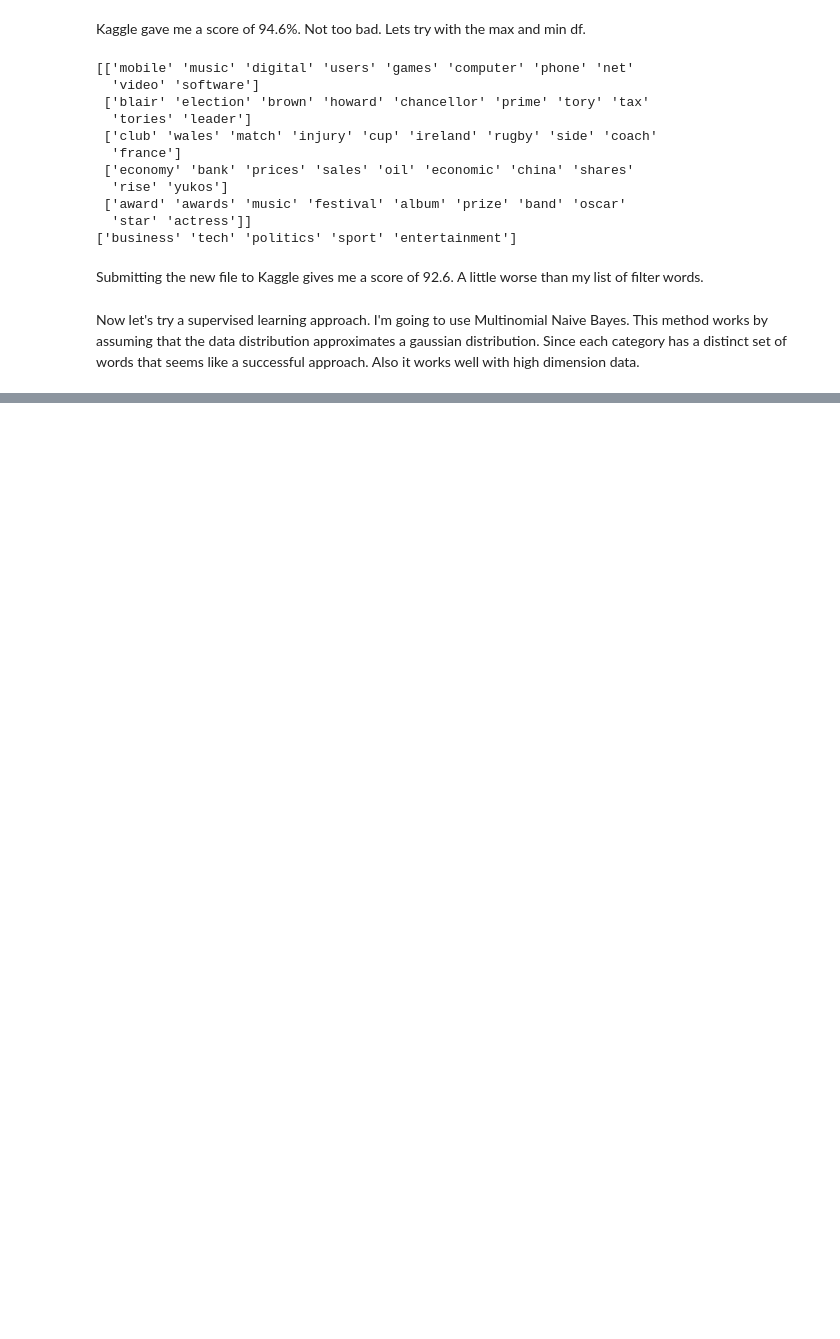
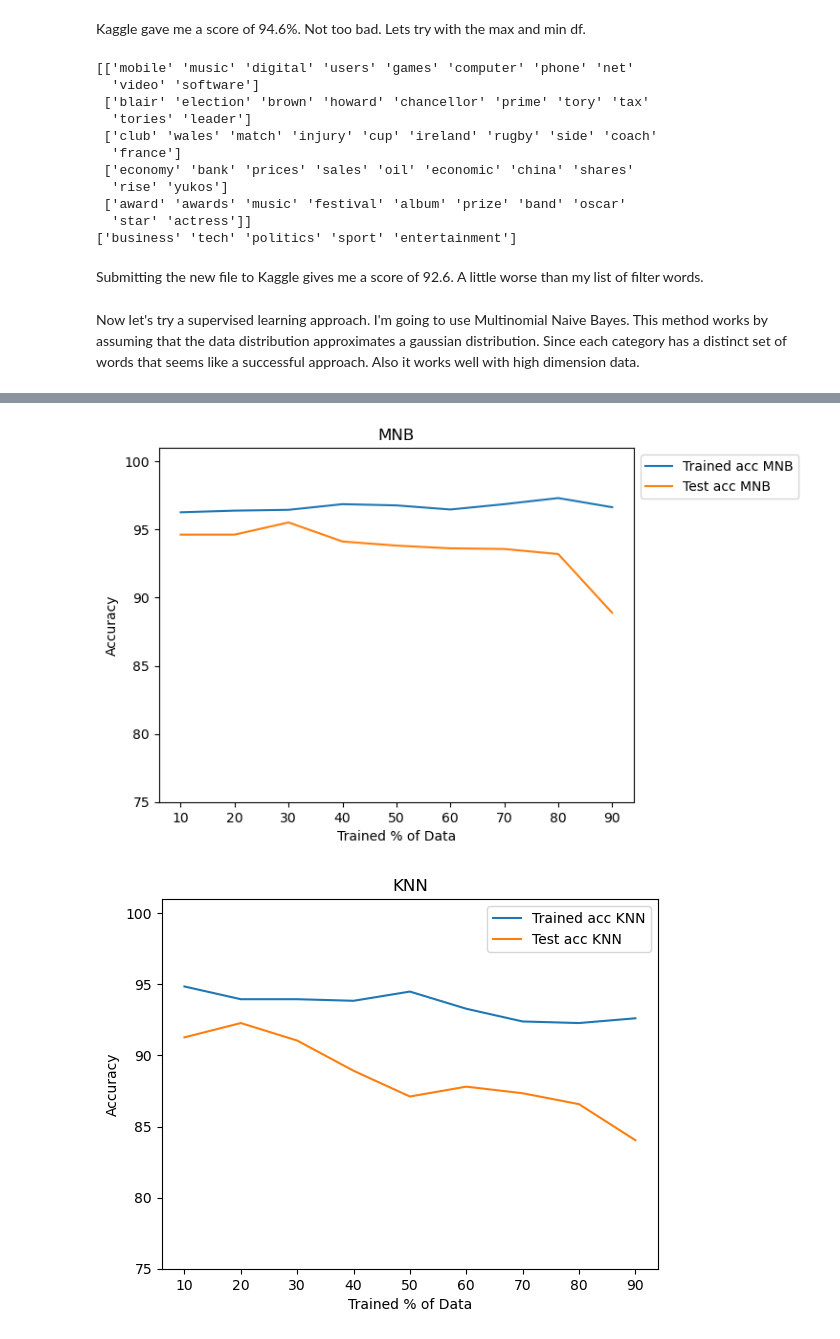
Before and after one commit to BenKupernik/CSCA-5632-Week-4, a Jupyter notebook: Main.ipynb, the cells around one changed output, grey strips where cells are left out. Cells and saved outputs as stored; diff of their text form; code cells hidden in the pictures; blank space fills up the shorter version.

```diff
--- a/Main.ipynb
+++ b/Main.ipynb
@@ -276,17 +212,0 @@ for j in train_percent_list:
-# %%
-def model_plotter(acc_list_list, model_type):
-    for acc, per in zip(acc_list_list, train_percent_list):
-        plt.plot(max_feature_list, acc, label = 'Trained on %s' % per)
-    plt.xlabel("Max Features")
-    plt.ylabel("Accuracy")
-    plt.title(model_type)
-    plt.legend(bbox_to_anchor=(1, 1))
-    plt.show()
-print('%s was the most acurate model used %s percent to train with %s features and had an accuracy of %s'
-      % (model_type, params[0]*100, params[1], max_acc))
-model_plotter(acc_list_list1, model_types[0])
-print('The average accuracy for %s was %s' % (model_types[0], np.mean(np.mean(acc_list_list1, axis=1))))
-model_plotter(acc_list_list2, model_types[1])
-print('The average accuracy for %s was %s' % (model_types[1], np.mean(np.mean(acc_list_list2, axis=1))))
-model_plotter(acc_list_list3, model_types[2])
-print('The average accuracy for %s was %s' % (model_types[2], np.mean(np.mean(acc_list_list3, axis=1))))
@@ -302,0 +270,27 @@ The best single performance was given by SVM using 150 features and 30% of the t
+# %%
+def model_plotter(df, model_type):
+    for col in df.columns:
+        if model_type in col:
+            if 'train' in col:
+                train_col = col
+            elif 'test' in col:
+                test_col = col
+            else:
+                print('Something bad happened and I need an adult.')
+
+    plt.plot(list(range(10, 100, 10)), df[train_col]*100, label = 'Trained acc %s' % model_type)
+    plt.plot(list(range(10, 100, 10)), df[test_col]*100, label = 'Test acc %s' % model_type)
+    plt.xlabel("Trained % of Data")
+    plt.ylabel("Accuracy")
+    plt.ylim(75, 101)
+    plt.title(model_type)
+    plt.legend(bbox_to_anchor=(1, 1))
+    plt.show()
+
+model_plotter(big_old_df, 'MNB')
+model_plotter(big_old_df, 'KNN')
+model_plotter(big_old_df, 'SVC')
+model_plotter(big_old_df, 'NMF')
+# %% [output]
+[figure, added]
+[figure, added]
```
Also changed, not shown: parts of 11 cells of this notebook, 8 other files.
